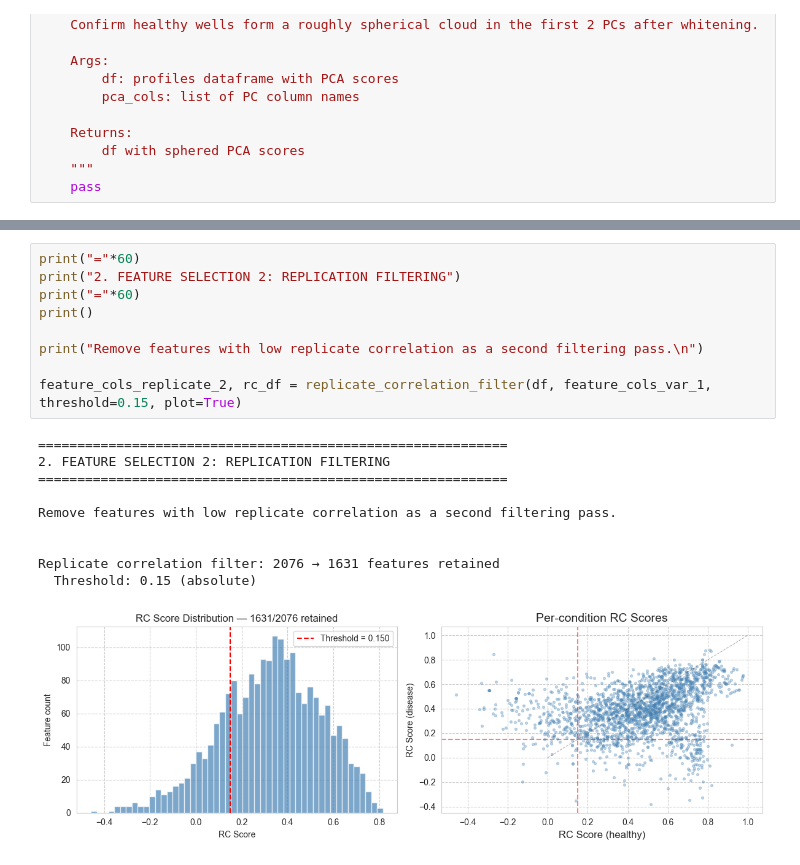
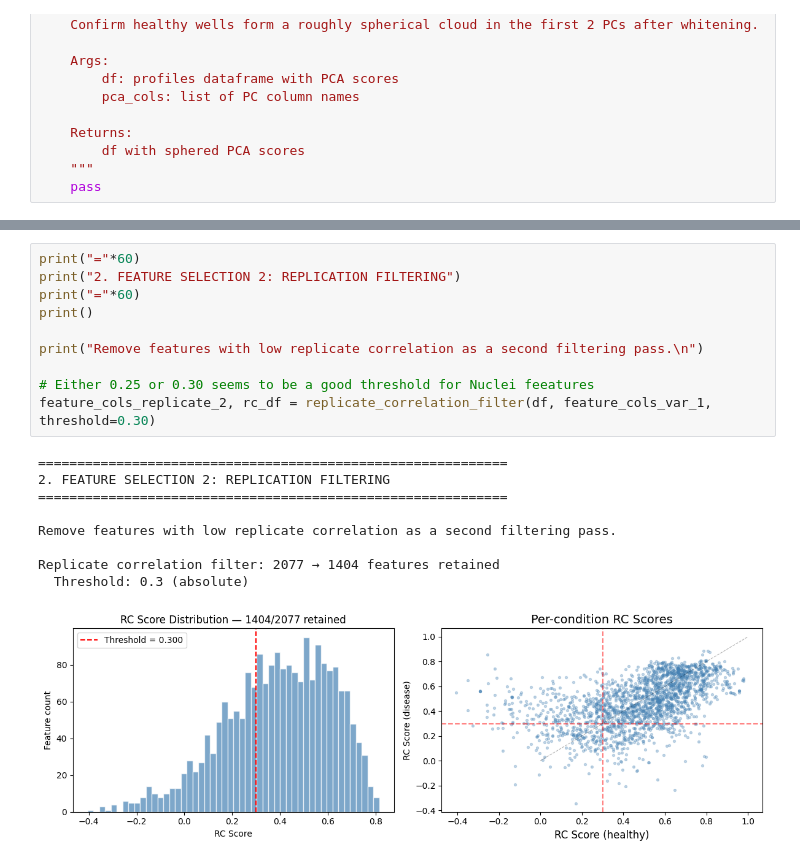
Before and after one commit to nikhitaguhan/Bonsai_CellPainting, a Jupyter notebook: scripts/03_dimensionality_reduction.ipynb, the cells around one changed output, grey strips where cells are left out. Cells and saved outputs as stored; diff of their text form.

```diff
--- a/scripts/03_dimensionality_reduction.ipynb
+++ b/scripts/03_dimensionality_reduction.ipynb
@@ -559,23 +547,23 @@ Variance thresholding (mad < 0.1):
 # %%
 print("="*60)
 print("2. FEATURE SELECTION 2: REPLICATION FILTERING")
 print("="*60)
 print()
 
 print("Remove features with low replicate correlation as a second filtering pass.\n")
 
-feature_cols_replicate_2, rc_df = replicate_correlation_filter(df, feature_cols_var_1, threshold=0.15, plot=True)
+# Either 0.25 or 0.30 seems to be a good threshold for Nuclei feeatures
+feature_cols_replicate_2, rc_df = replicate_correlation_filter(df, feature_cols_var_1, threshold=0.30)
 # %% [output]
 ============================================================
 2. FEATURE SELECTION 2: REPLICATION FILTERING
 ============================================================
 
 Remove features with low replicate correlation as a second filtering pass.
 
-
-Replicate correlation filter: 2076 → 1631 features retained
-  Threshold: 0.15 (absolute)
+Replicate correlation filter: 2077 → 1404 features retained
+  Threshold: 0.3 (absolute)
-[figure, old version]
+[figure, new version]
 # %%
 print("="*60)
 print("3. FEATURE SELECTION 3: CORRELATION FILTERING")
```
Also changed, not shown: parts of 9 cells of this notebook, 4 other files.
